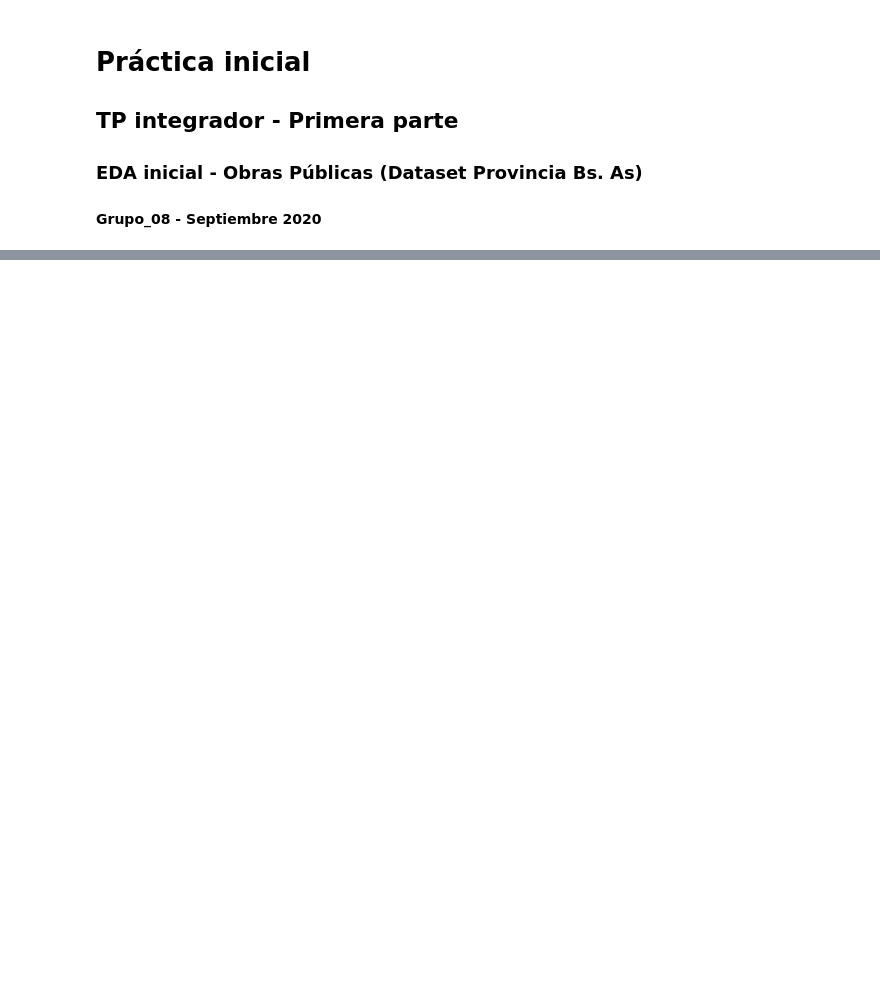
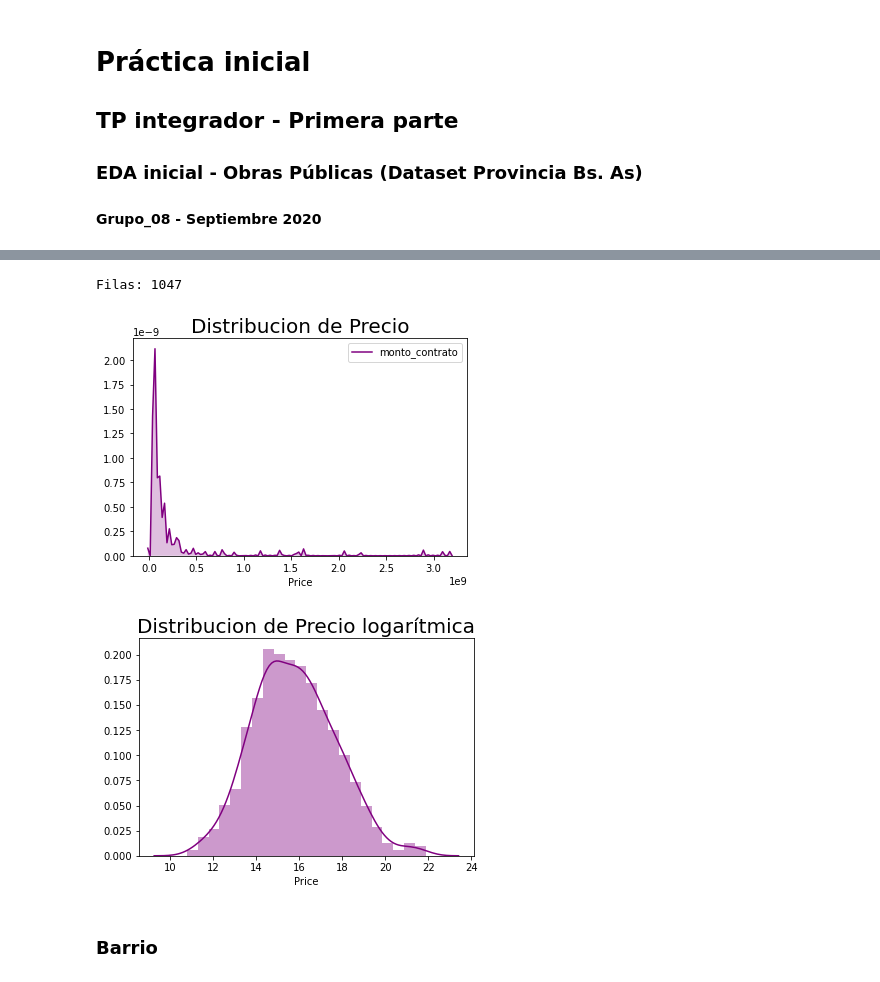
Before and after one commit to micatokashiki/Python-Project, a Jupyter notebook: Obras Públicas - Primera parte.ipynb, the cells around one changed output, grey strips where cells are left out. Saved outputs shown, nothing was run; the diff lists cells and outputs as text; code cells hidden in the pictures; blank space fills up the shorter version.

```diff
--- a/Obras Públicas - Primera parte.ipynb
+++ b/Obras Públicas - Primera parte.ipynb
@@ -58,0 +199,27 @@ plt.show()
+# %%
+# Vamos a graficar esto, ya sabemos que varios samples no tienen el valor del contrato
+# Una de las cosas que buscamos es estimar el monto, si no lo tienen no me sirve
+# Borramos los que no tengan monto :o
+
+obras_cleaned.dropna(subset=['monto_contrato'], how='any', inplace=True, axis='index')
+filas = np.shape(obras_cleaned)[0]
+print(f'Filas: {filas}')
+
+sns.kdeplot(obras_cleaned.monto_contrato, color="purple", shade = True)
+plt.xlabel("Price")
+plt.title('Distribucion de Precio',size = 20)
+plt.show()
+
+# Plot Log-Precio
+sns.distplot(np.log(1+obras_cleaned['monto_contrato']),color='purple')
+plt.xlabel("Price")
+plt.title('Distribucion de Precio logarítmica',size = 20)
+plt.show()
+
+# Facherito el segundo
+# %% [output]
+Filas: 1047
+[figure, added]
+[figure, added]
+# %% [markdown]
+### Barrio
```
Also changed, not shown: parts of 43 cells of this notebook.
